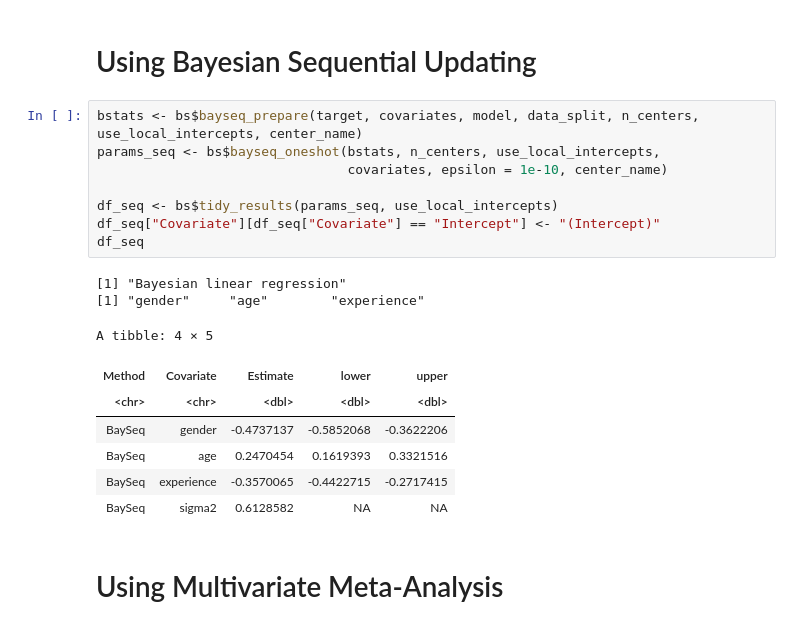
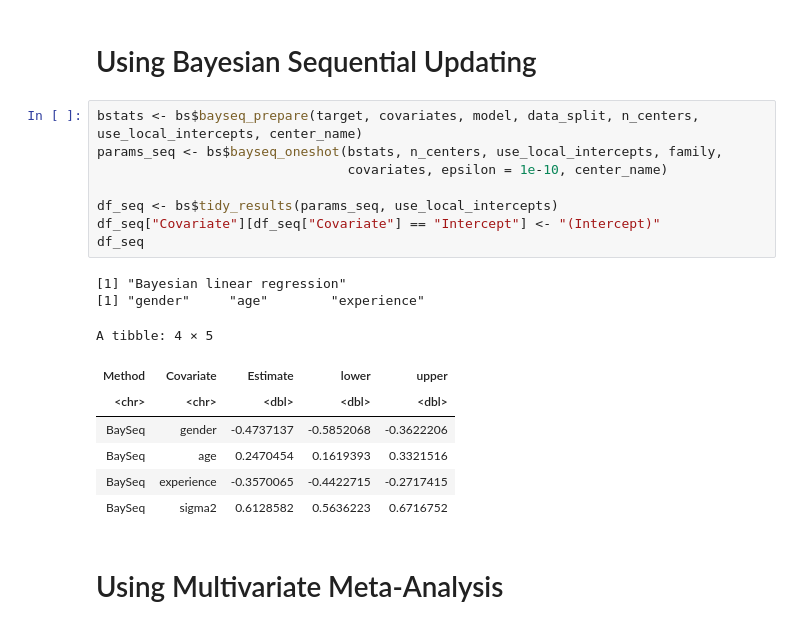
Before and after one commit to lisa-gm/confeR, a Jupyter notebook: notebook.ipynb, the cells around one changed output. Saved outputs shown, nothing was run; the diff lists cells and outputs as text.

```diff
--- a/notebook.ipynb
+++ b/notebook.ipynb
@@ -145,22 +162,22 @@ A tibble: 6 × 5
 # Using Bayesian Sequential Updating
 # %%
 bstats <- bs$bayseq_prepare(target, covariates, model, data_split, n_centers, use_local_intercepts, center_name)
-params_seq <- bs$bayseq_oneshot(bstats, n_centers, use_local_intercepts,
+params_seq <- bs$bayseq_oneshot(bstats, n_centers, use_local_intercepts, family,
                                 covariates, epsilon = 1e-10, center_name)
 
 df_seq <- bs$tidy_results(params_seq, use_local_intercepts)
 df_seq["Covariate"][df_seq["Covariate"] == "Intercept"] <- "(Intercept)"
 df_seq
 # %% [output]
 [1] "Bayesian linear regression"
 [1] "gender"     "age"        "experience"
 A tibble: 4 × 5
 | Method | Covariate | Estimate | lower | upper |
 | <chr> | <chr> | <dbl> | <dbl> | <dbl> |
 | BaySeq | gender | -0.4737137 | -0.5852068 | -0.3622206 |
 | BaySeq | age | 0.2470454 | 0.1619393 | 0.3321516 |
 | BaySeq | experience | -0.3570065 | -0.4422715 | -0.2717415 |
-| BaySeq | sigma2 | 0.6128582 | NA | NA |
+| BaySeq | sigma2 | 0.6128582 | 0.5636223 | 0.6716752 |
 # %% [markdown]
 # Using Multivariate Meta-Analysis
 # %%
```
Also changed, not shown: parts of 6 cells of this notebook, 3 other files.
